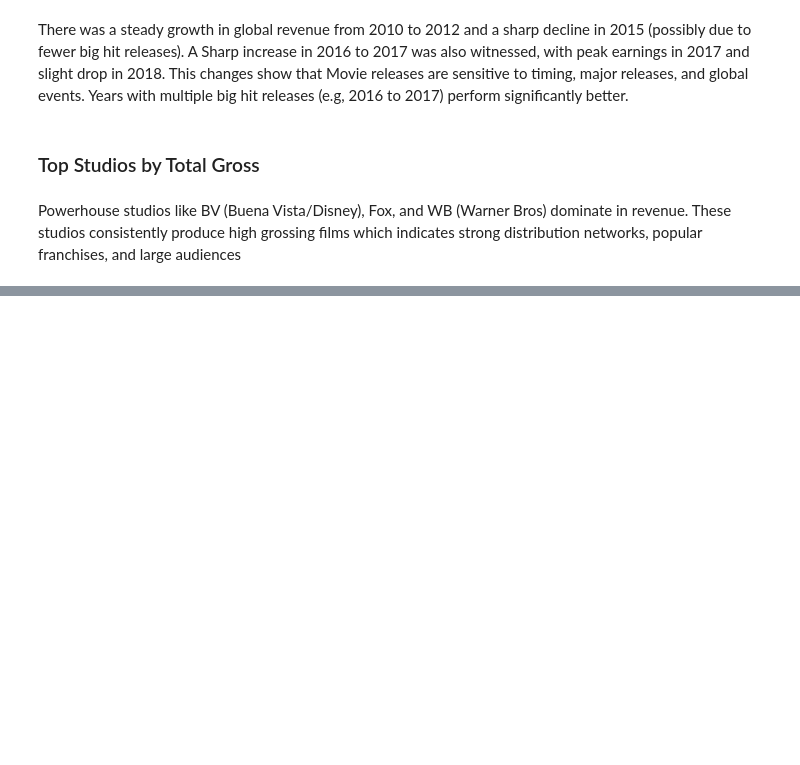
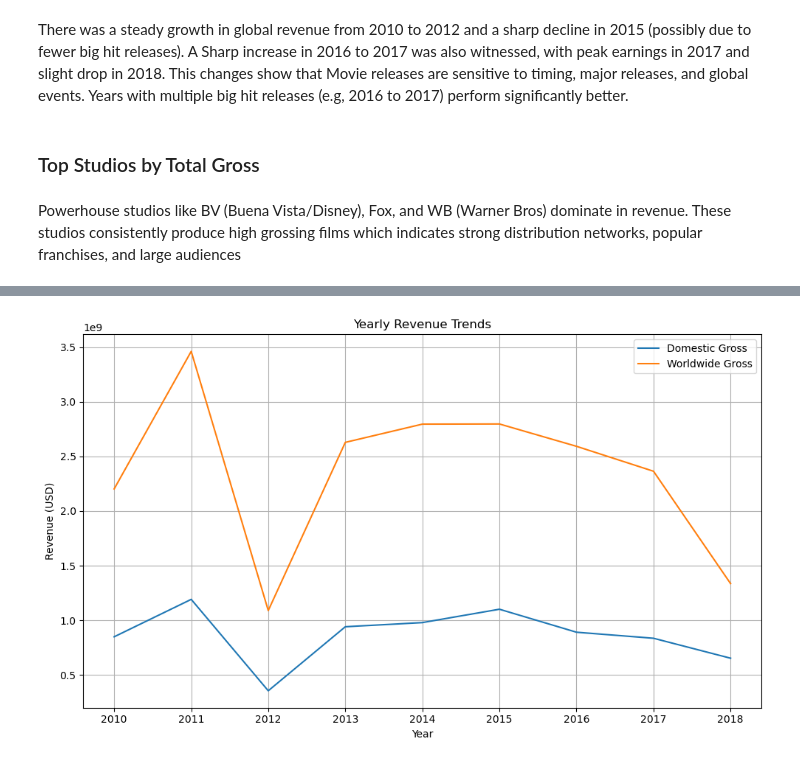
Before and after one commit to Ominak/Movie-Business-Launch, a Jupyter notebook: student.ipynb, the cells around one changed output, grey strips where cells are left out. Cells and saved outputs as stored; diff of their text form; code cells hidden in the pictures; blank space fills up the shorter version.

```diff
--- a/student.ipynb
+++ b/student.ipynb
@@ -433,0 +440,14 @@ Powerhouse studios like BV (Buena Vista/Disney), Fox, and WB (Warner Bros) domin
+# %%
+# Load budget dataset
+df_budgets = pd.read_csv("zippedData/tn.movie_budgets.csv.gz")
+# Load box office mojo data
+df_gross = pd.read_csv("zippedData/bom.movie_gross.csv.gz")
+# Connect to IMDb database
+conn = sqlite3.connect("im.db")
+df_basics = pd.read_sql(
+    """
+    SELECT *
+    FROM sqlite_master
+    """
+, conn
+)
@@ -434 +506,26 @@ Powerhouse studios like BV (Buena Vista/Disney), Fox, and WB (Warner Bros) domin
+# %%
+# Ensure 'release_year' exists
+merged_df['release_year'] = merged_df['release_date'].dt.year
+
+# Replace inf values and drop missing ones
+merged_df[['domestic_gross_gross', 'worldwide_gross']] = merged_df[
+    ['domestic_gross_gross', 'worldwide_gross']
+].replace([np.inf, -np.inf], np.nan)
+merged_df.dropna(subset=['domestic_gross_gross', 'worldwide_gross', 'release_year'], inplace=True)
+
+# Group by year and plot
+yearly_revenue = merged_df.groupby('release_year')[['domestic_gross_gross', 'worldwide_gross']].sum().reset_index()
+
+plt.figure(figsize=(10, 6))
+sns.lineplot(data=yearly_revenue, x='release_year', y='domestic_gross_gross', label='Domestic Gross')
+sns.lineplot(data=yearly_revenue, x='release_year', y='worldwide_gross', label='Worldwide Gross')
+plt.title("Yearly Revenue Trends")
+plt.xlabel("Year")
+plt.ylabel("Revenue (USD)")
+plt.legend()
+plt.grid(True)
+plt.tight_layout()
+plt.show()
+# %% [output]
+[figure, added]
 # %% [markdown]
```
Also changed, not shown: parts of 13 cells of this notebook.
